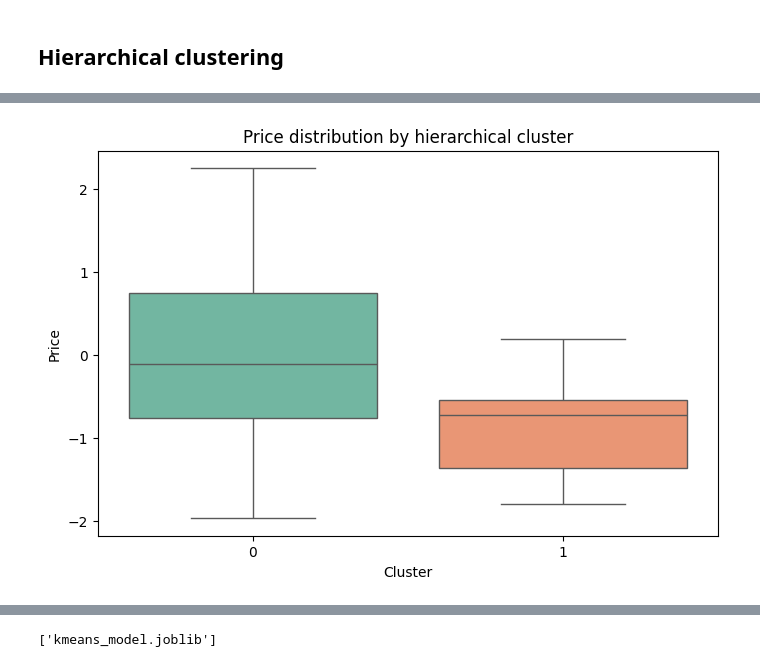
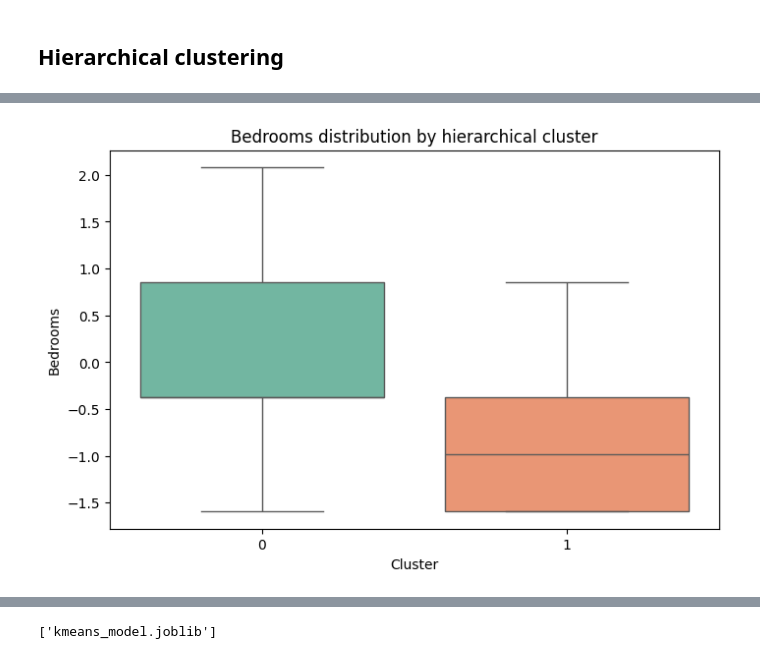
Before and after one commit to Project-cu-i-k/final_project_group4, a Jupyter notebook: python_project.ipynb, the cells around one changed output, grey strips where cells are left out. Saved outputs shown, nothing was run; the diff lists cells and outputs as text; code cells hidden in the pictures.

```diff
--- a/python_project.ipynb
+++ b/python_project.ipynb
@@ -495,0 +390,19 @@ plt.show()
+# %%
+# DBSCAN với eps = 1.5
+db = DBSCAN(eps=1.5, min_samples=10).fit(X)
+df['db'] = db.labels_
+
+# K-Means để so sánh
+km = KMeans(n_clusters=5, random_state=42).fit(X)
+df['km'] = km.labels_
+
+# Chỉ tính Silhouette nếu DBSCAN ra >=2 cụm khác nhau (bỏ noise -1)
+mask = df['db'] != -1
+n_clusters_db = len(set(df['db'][mask]))
+
+if n_clusters_db > 1:
+    print("Silhouette DBSCAN:", silhouette_score(X[mask], df['db'][mask]))
+else:
+    print("DBSCAN chỉ có 1 cụm hợp lệ → không tính được Silhouette")
+
+print("Silhouette KMeans:", silhouette_score(X, df['km']))
@@ -504,3 +420,14 @@ from sklearn.metrics import silhouette_score
 from sklearn.cluster import AgglomerativeClustering
 from scipy.cluster.hierarchy import linkage, dendrogram
 import matplotlib.pyplot as pl
+# %%
+from scipy.cluster.hierarchy import linkage, dendrogram, fcluster
+from sklearn.datasets import make_blobs
+import matplotlib.pyplot as plt
+%matplotlib inline
+# Generate a random cluster dataset to experiment on.
+# X = coordinate points, y = cluster labels (not needed)
+X, y = make_blobs(n_samples=1000, centers=8, n_features=2,
+random_state=800)
+plt.scatter(X[:,0], X[:,1])
+plt.show()
@@ -507,10 +448,10 @@ import matplotlib.pyplot as pl
 # %%
 # select numeric columns only (or list the feature column names you want)
-numeric_cols = vietnam_housing_scaled.select_dtypes(include=[np.number]).columns.tolist()
-X_hier = vietnam_housing_scaled[numeric_cols].dropna()
+numeric_cols = vietnam_housing_clean.select_dtypes(include=[np.number]).columns.tolist()
+X_hier = vietnam_housing_clean[numeric_cols].dropna()
 
 if X_hier.shape[0] < 2 or X_hier.shape[1] < 1:
-    raise ValueError("Not enough numeric rows/columns for hierarchical clustering. Check vietnam_housing_scaled.")
+    raise ValueError("Not enough numeric rows/columns for hierarchical clustering. Check vietnam_housing_clean.")
 
 # convert to numpy array (float) for linkage
 X_vals = X_hier.values.astype(float)
@@ -544,8 +485,9 @@ plt.show()
 # %%
 Z = complete_clustering
+X_hier = X
+n = len(X_hier)
 idx = np.random.default_rng(42).choice(n, size=min(2000, n), replace=False)
-X_s = X_hier.to_numpy()[idx]
-
+X_s = X_hier[idx]
 k_grid = range(2, 11)
 sil_scores = [silhouette_score(X_s, fcluster(Z, t=k, criterion="maxclust")[idx]) for k in k_grid]
 best_k = list(k_grid)[int(np.nanargmax(sil_scores))]
@@ -581,21 +549,21 @@ display(summary_df)
 # %%
 from scipy.cluster.hierarchy import cut_tree
 import seaborn as sns
 import matplotlib.pyplot as plt
 # Cắt cây dendrogram thành 2 cụm (đổi số nếu muốn)
 cluster_labels = cut_tree(average_clustering, n_clusters=2).reshape(-1, )
 
 # Gắn nhãn cụm vào dataframe đang dùng (X_hier hoặc vietnam_housing_scaled)
 df_cluster = X_hier.copy()
 df_cluster["Cluster"] = cluster_labels
 
 # Chọn biến để xem ý nghĩa (ví dụ 'Price')
-target = "Price"
+target = "Bedrooms"
 
 # Vẽ boxplot để so sánh phân bố biến theo cụm
 plt.figure(figsize=(8,5))
 sns.boxplot(x="Cluster", y=target, data=df_cluster, palette="Set2")
 plt.title(f"{target} distribution by hierarchical cluster")
 plt.show()
 # %% [output]
-[figure, old version]
+[figure, new version]
```
Also changed, not shown: parts of 46 cells of this notebook, 1 other file.
